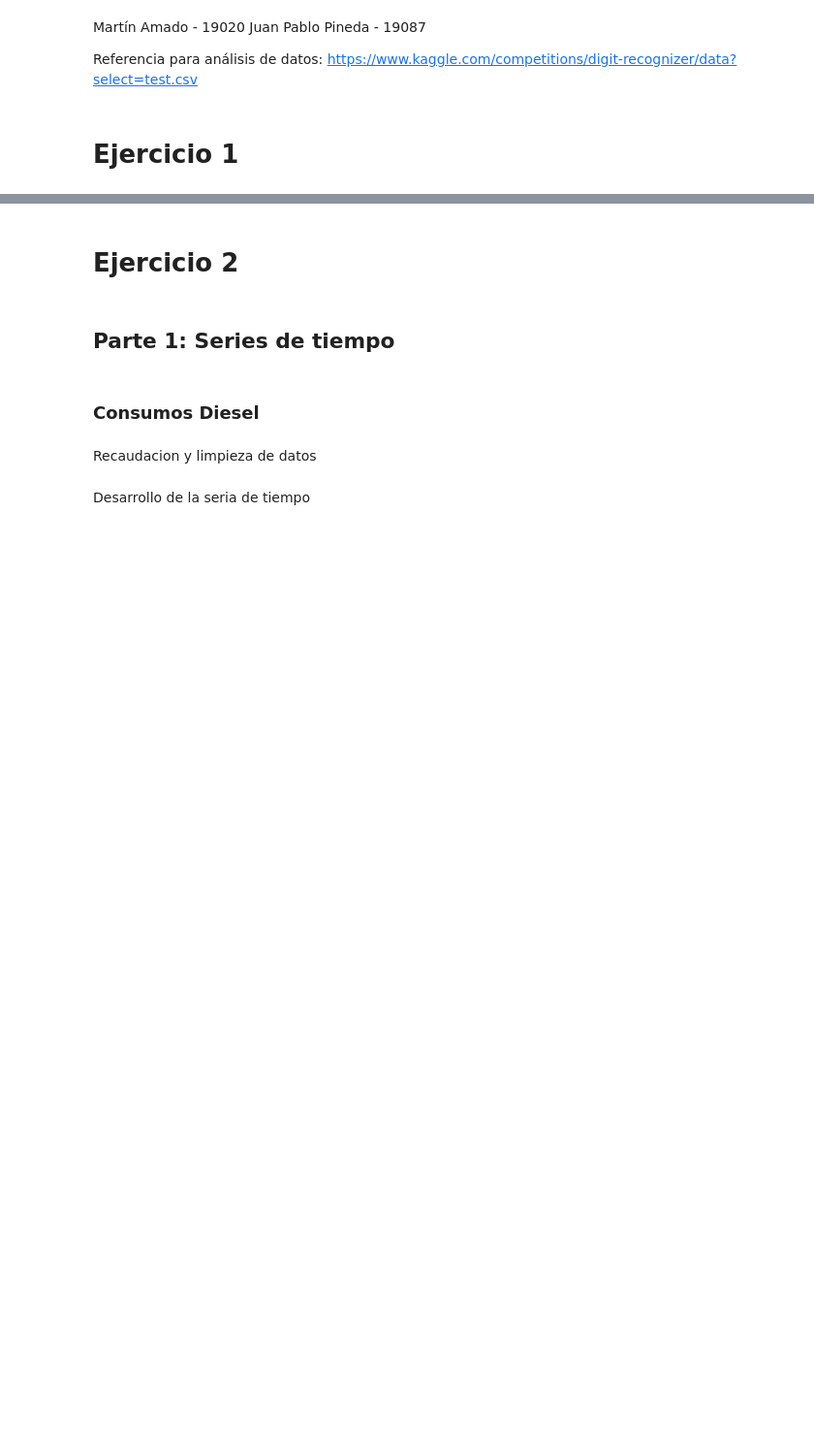
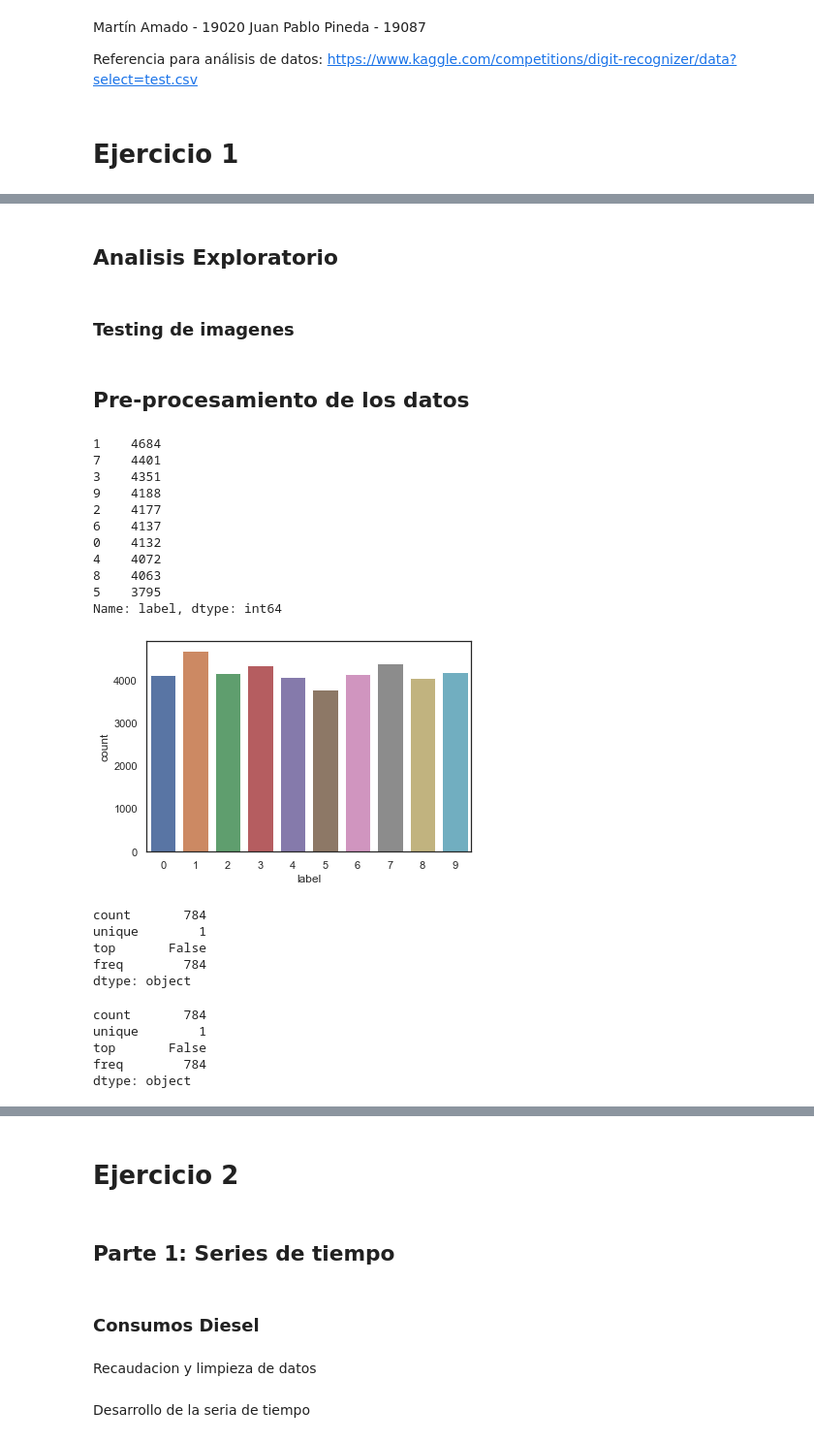
Before and after one commit to JuanPineda115/DS-Lab3, a Jupyter notebook: lab3.ipynb, the cells around one changed output, grey strips where cells are left out. Shown: that part at 97% size. Saved outputs shown, nothing was run; the diff lists cells and outputs as text; code cells hidden in the pictures; blank space fills up the shorter version.

```diff
--- a/lab3.ipynb
+++ b/lab3.ipynb
@@ -6,22 +6,34 @@ Referencia para análisis de datos: https://www.kaggle.com/competitions/digit-re
 # %%
 import pandas as pd
 import matplotlib.pyplot as plt
+import matplotlib.image as mpimg
 import seaborn as sns
 import numpy as np
+import itertools
+import matplotlib.cm as cm
 from sklearn.preprocessing import StandardScaler
+from sklearn.model_selection import train_test_split
+from sklearn.metrics import confusion_matrix
 from keras.models import Sequential
-from keras.layers import Dense
+from keras.layers import Dense, Dropout, Flatten, Conv2D, MaxPool2D
 from keras.layers import LSTM
 from scipy import stats
-import matplotlib.cm as cm
-np.warnings.filterwarnings('ignore', category=np.VisibleDeprecationWarning)
 from factor_analyzer import calculate_bartlett_sphericity, calculate_kmo
-
 from sklearn.decomposition import PCA
+from keras.utils.np_utils import to_categorical
 from sklearn.pipeline import make_pipeline
+from keras.optimizers import RMSprop
+from keras.preprocessing.image import ImageDataGenerator
+from keras.callbacks import ReduceLROnPlateau
 from statsmodels.tsa.statespace.sarimax import SARIMAX
 from statsmodels.tsa.seasonal import seasonal_decompose
 from statsmodels.tsa.stattools import adfuller
 from apyori import apriori
+
+np.warnings.filterwarnings('ignore', category=np.VisibleDeprecationWarning)
+sns.set(style='white', context='notebook', palette='deep')
 # %% [markdown]
 # Ejercicio 1
+# %%
+digitRec_train = pd.read_csv("./train.csv")
+digitRec_test = pd.read_csv("./test.csv")
@@ -27,0 +72,2 @@ from apyori import apriori
+# %% [markdown]
+## Analisis Exploratorio
@@ -27,0 +76,2 @@ from apyori import apriori
+# %% [markdown]
+### Testing de imagenes
@@ -27,0 +93,38 @@ from apyori import apriori
+# %% [markdown]
+## Pre-procesamiento de los datos
+# %%
+Y_train = digitRec_train['label']
+X_train = digitRec_train.drop(['label'], axis=1)
+
+g = sns.countplot(Y_train)
+
+Y_train.value_counts()
+# %% [output]
+1    4684
+7    4401
+3    4351
+9    4188
+2    4177
+6    4137
+0    4132
+4    4072
+8    4063
+5    3795
+Name: label, dtype: int64
+[figure, added]
+# %%
+X_train.isnull().any().describe()
+# %% [output]
+count       784
+unique        1
+top       False
+freq        784
+dtype: object
+# %%
+digitRec_test.isnull().any().describe()
+# %% [output]
+count       784
+unique        1
+top       False
+freq        784
+dtype: object
```
Also changed, not shown: parts of 49 cells of this notebook, 1 other file.
